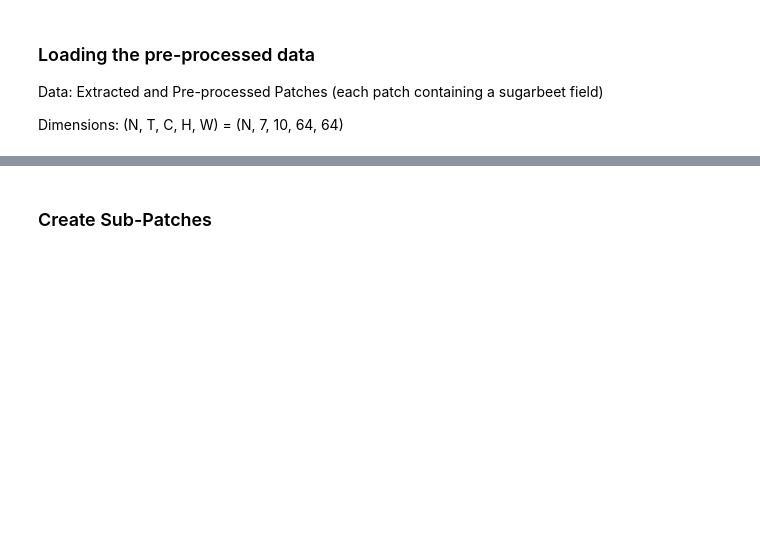
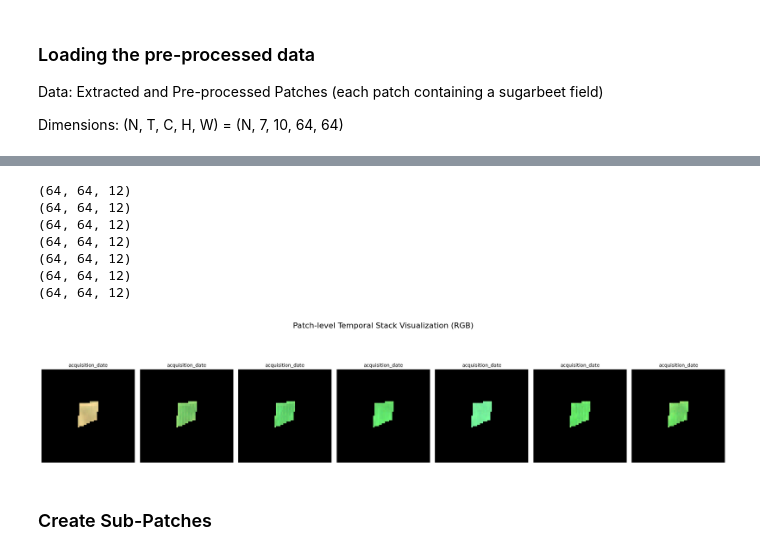
Before and after one commit to bhumikasadbhave/Master-Thesis-SITS, a Jupyter notebook: Modeling/temporal_ae.ipynb, the cells around one changed output, grey strips where cells are left out. Drawn from its saved outputs; the diff is of its cells as text; code cells hidden in the pictures; blank space fills up the shorter version.

```diff
--- a/Modeling/temporal_ae.ipynb
+++ b/Modeling/temporal_ae.ipynb
@@ -77,3 +97,14 @@ array([0.48518333], dtype=float32)
+# %%
+visualize_temporal_stack_rgb(patch_tensor_eval[0],acquisition_dates_eval[0])
+# %% [output]
+(64, 64, 12)
+(64, 64, 12)
+(64, 64, 12)
+(64, 64, 12)
+(64, 64, 12)
+(64, 64, 12)
+(64, 64, 12)
+[figure, added]
 # %%
 # np.unique(patch_tensor_train[:,:,-1])
 # %%
```
Also changed, not shown: parts of 33 cells of this notebook, 9 other files.
